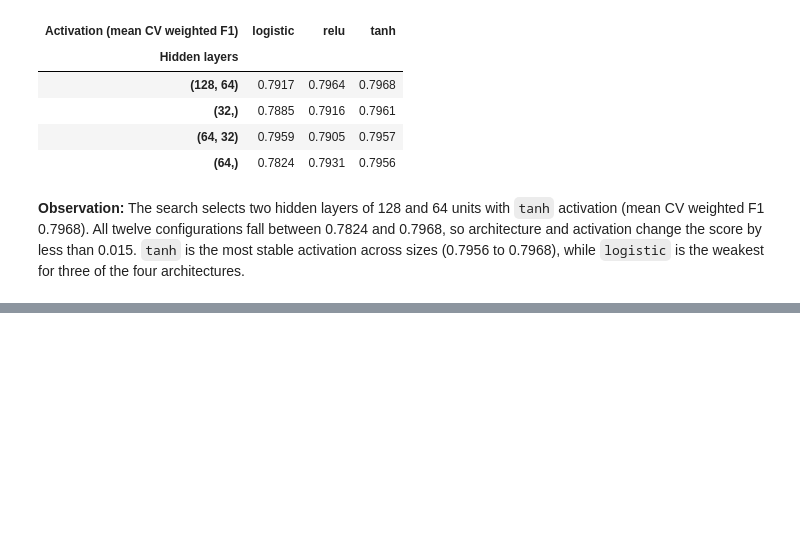
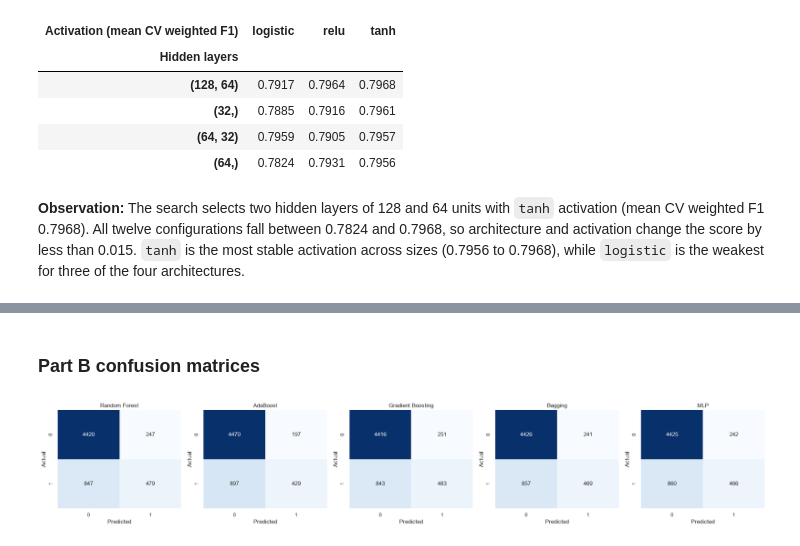
Before and after one commit to arhamgarg/ml-capstone, a Jupyter notebook: notebooks/classification.ipynb, the cells around one changed output, grey strips where cells are left out. Saved outputs shown, nothing was run; the diff lists cells and outputs as text; code cells hidden in the pictures; blank space fills up the shorter version.

Commit message:
feat(classification): add ten-model comparison and final model selection

```diff
--- a/notebooks/classification.ipynb
+++ b/notebooks/classification.ipynb
@@ -753,0 +758,19 @@ display(
+# %%
+part_b_names = ["Random Forest", "AdaBoost", "Gradient Boosting", "Bagging", "MLP"]
+
+comparison_rows = []
+for name, y_pred in predictions.items():
+    comparison_rows.append({
+        "Model": name,
+        "Part": "B" if name in part_b_names else "A",
+        "Accuracy": accuracy_score(y_test, y_pred),
+        "Precision": precision_score(y_test, y_pred, average="weighted", zero_division=0),
+        "Recall": recall_score(y_test, y_pred, average="weighted", zero_division=0),
+        "Weighted F1": f1_score(y_test, y_pred, average="weighted"),
+        "ROC-AUC": roc_auc_score(y_test, roc_scores[name]),
+    })
+
+comparison_df = pd.DataFrame(comparison_rows).sort_values("Weighted F1", ascending=False).reset_index(drop=True)
+comparison_df.index = comparison_df.index + 1
+comparison_df.index.name = "Rank"
+display(comparison_df.round(3))
@@ -753,0 +792,13 @@ display(
+# %% [markdown]
+### Part B confusion matrices
+# %%
+fig, axes = plt.subplots(1, 5, figsize=(22, 4))
+
+for axis, name in zip(axes, part_b_names):
+    cm = confusion_matrix(y_test, predictions[name])
+    sns.heatmap(cm, annot=True, fmt="d", cmap="Blues", ax=axis, cbar=False)
+    axis.set(title=name, xlabel="Predicted", ylabel="Actual")
+
+plt.tight_layout()
+# %% [output]
+[figure, added]
```
Also changed, not shown: parts of 12 cells of this notebook.
